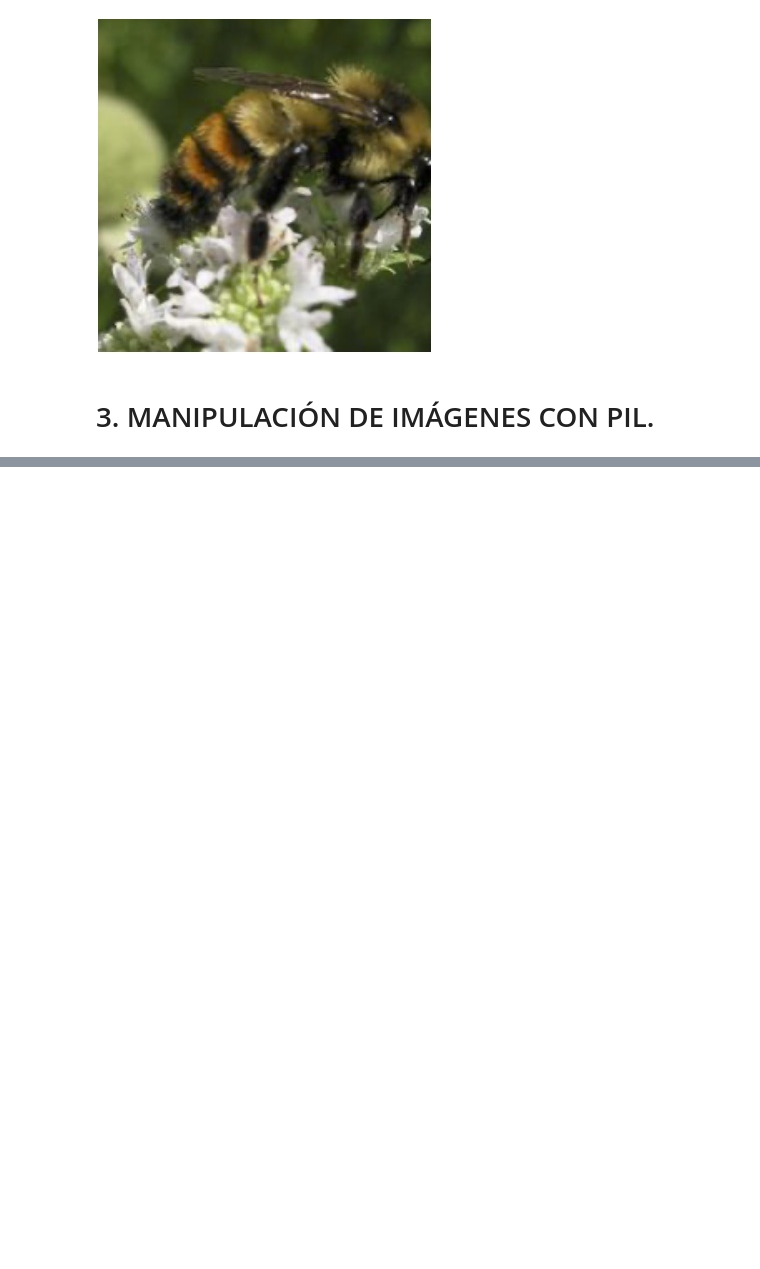
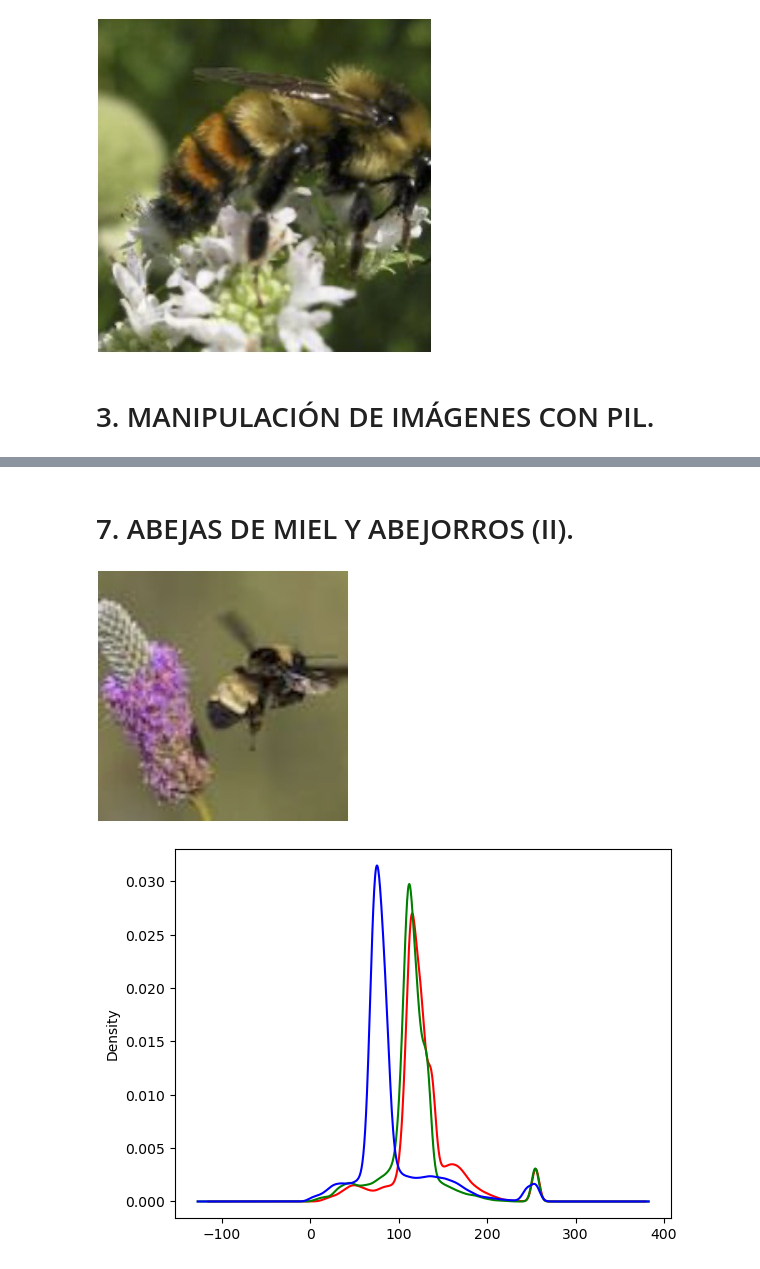
Before and after one commit to alexcavadora/school-portfolio-lidia, a Jupyter notebook: DataAnalysis/midterm2/midterm2-proyect2-part1.ipynb, the cells around one changed output, grey strips where cells are left out. Drawn from its saved outputs; the diff is of its cells as text; code cells hidden in the pictures; blank space fills up the shorter version.

```diff
--- a/DataAnalysis/midterm2/midterm2-proyect2-part1.ipynb
+++ b/DataAnalysis/midterm2/midterm2-proyect2-part1.ipynb
@@ -53,0 +107,11 @@ display(img_flipped)
+# %% [markdown]
+# 7. ABEJAS DE MIEL Y ABEJORROS (II).
+# %%
+bumble = Image.open('bee_3.jpg')
+display(bumble)
+
+bumble_data = np.array(bumble)
+plot_rgb(bumble_data)
+# %% [output]
+[figure, added]
+[figure, added]
```
Also changed, not shown: parts of 14 cells of this notebook, 33 other files.
